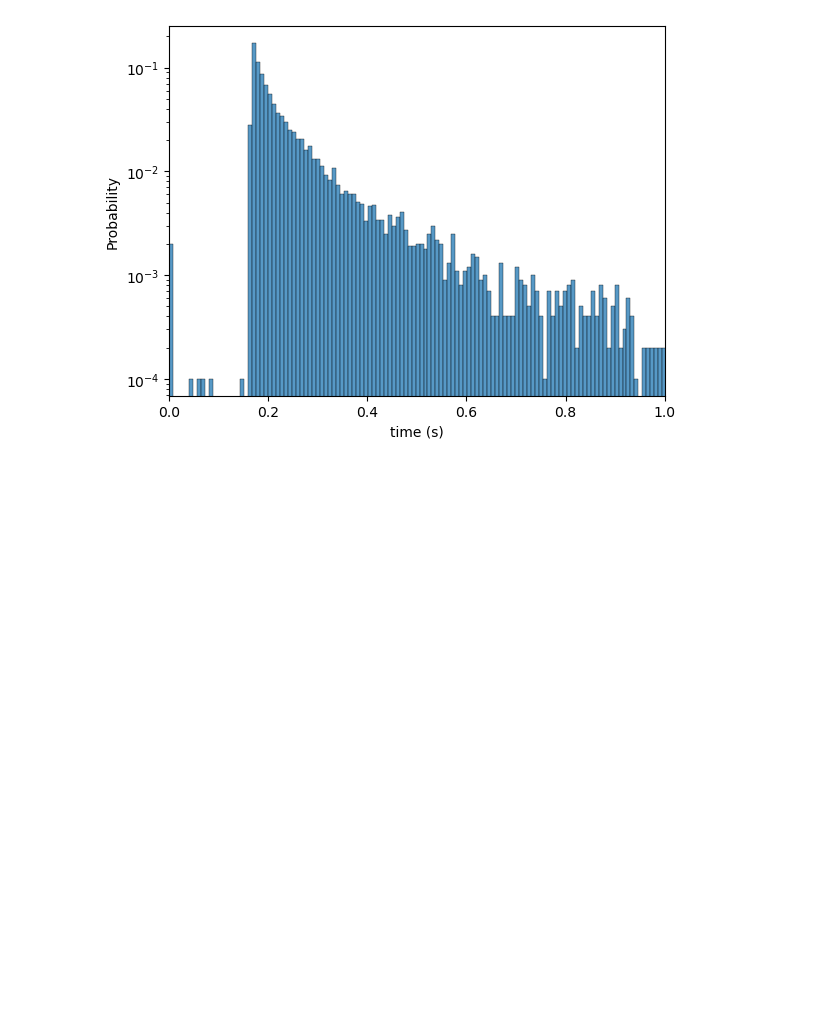
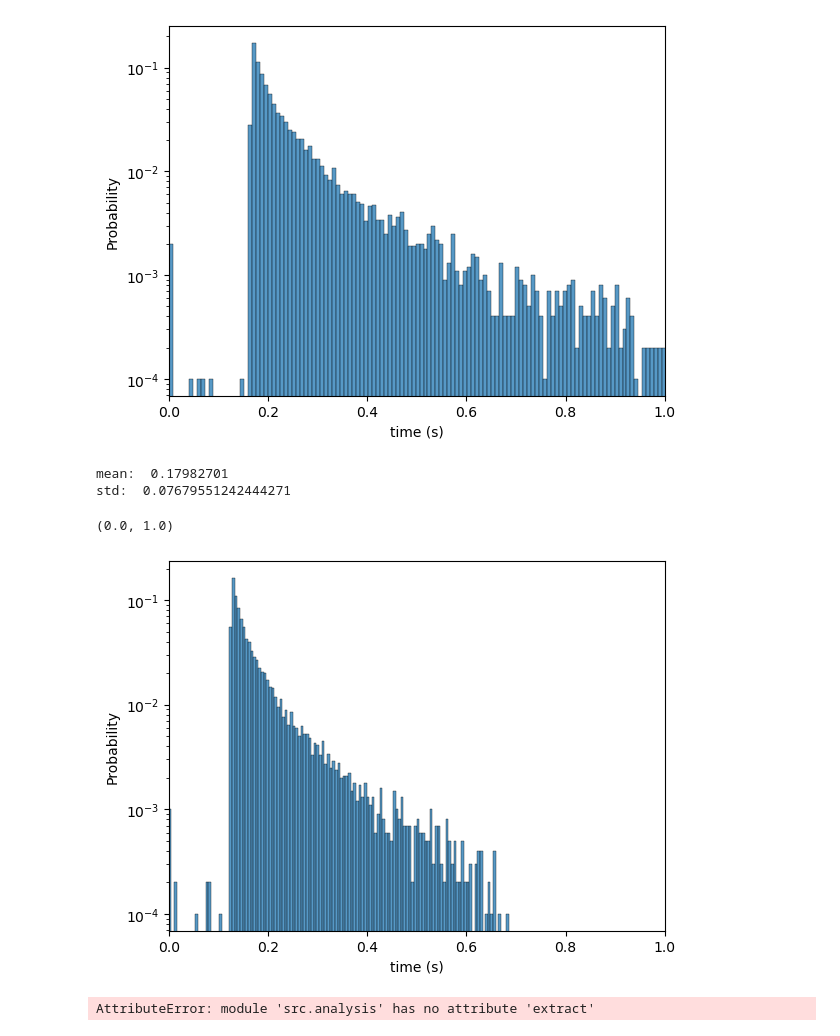
Before and after one commit to azzarip/byron_pef_analysis, a Jupyter notebook: main.ipynb, the cells around one changed output. Saved outputs shown, nothing was run; the diff lists cells and outputs as text; code cells hidden in the pictures; blank space fills up the shorter version.

Commit message:
can extract time resolution

```diff
--- a/main.ipynb
+++ b/main.ipynb
@@ -64,3 +66,16 @@ mean:  0.2501017
 std:  0.12167531649999583
 (0.0, 1.0)
 [figure]
+# %%
+t175 = getTimes('4mm_175')
+plotTimes(t175)
+plt.xlim((0,1))
+# %% [output]
+mean:  0.17982701
+std:  0.07679551242444271
+(0.0, 1.0)
+[figure, added]
+# %%
+time.extract('4mm_50')
+# %% [output]
+AttributeError: module 'src.analysis' has no attribute 'extract'
```
Also changed, not shown: parts of 1 cell of this notebook.
